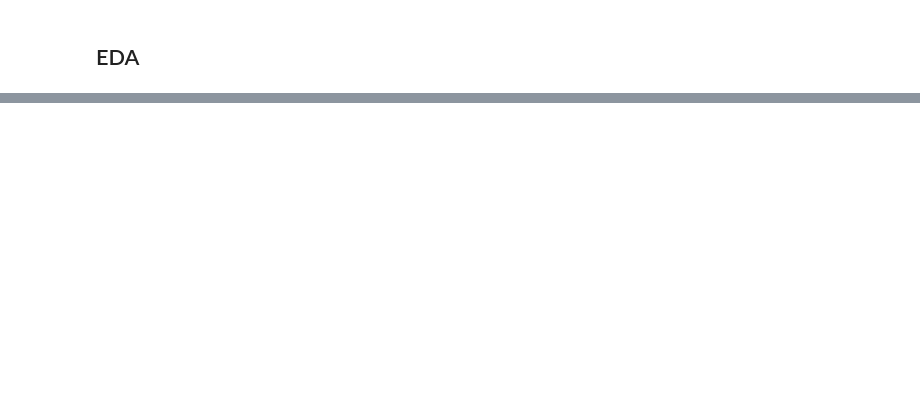
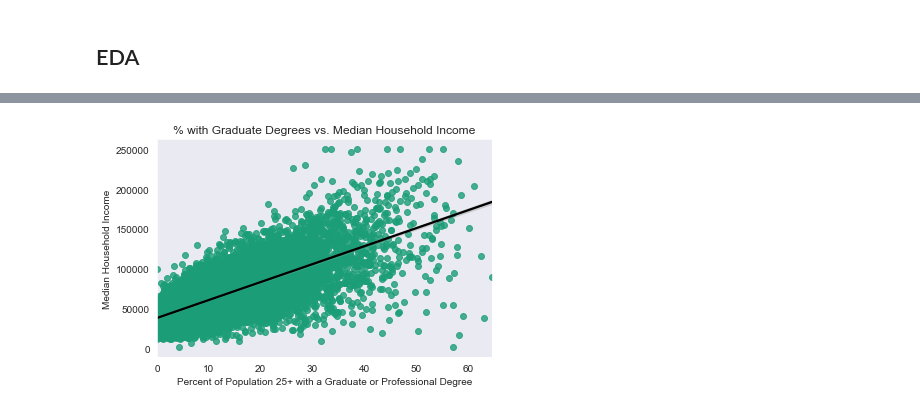
Before and after one commit to MLondon1027/Relocation_Recommender_System, a Jupyter notebook: Real_Estate_Recommender.ipynb, the cells around one changed output, grey strips where cells are left out. Saved outputs shown, nothing was run; the diff lists cells and outputs as text; code cells hidden in the pictures; blank space fills up the shorter version.

```diff
--- a/Real_Estate_Recommender.ipynb
+++ b/Real_Estate_Recommender.ipynb
@@ -662,0 +738,8 @@ final.info(verbose=True)
+# %%
+ax = sns.regplot(x='Estimate!!Percent!!Population 25 years and over!!Graduate or professional degree',
+                 y='Median_HH_Income', data=final, line_kws= {"color": 'black'})
+ax.set_title("% with Graduate Degrees vs. Median Household Income")
+ax.set_xlabel('Percent of Population 25+ with a Graduate or Professional Degree')
+ax.set_ylabel('Median Household Income');
+# %% [output]
+[figure, added]
```
Also changed, not shown: parts of 27 cells of this notebook.
